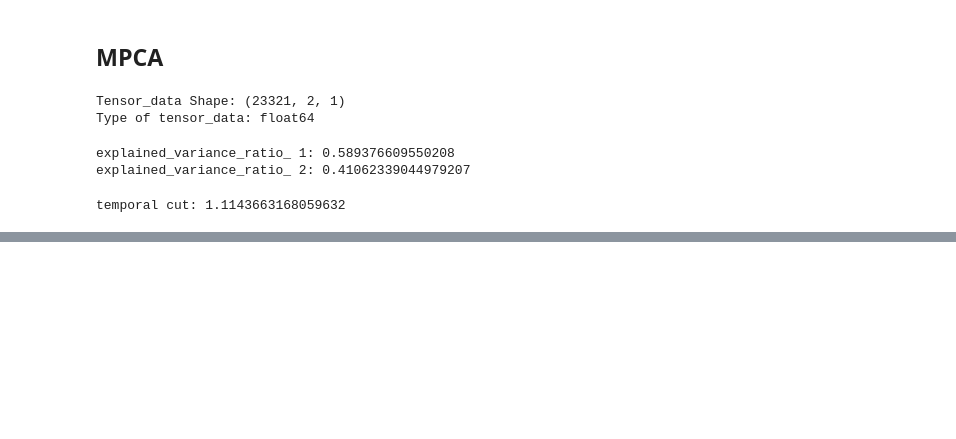
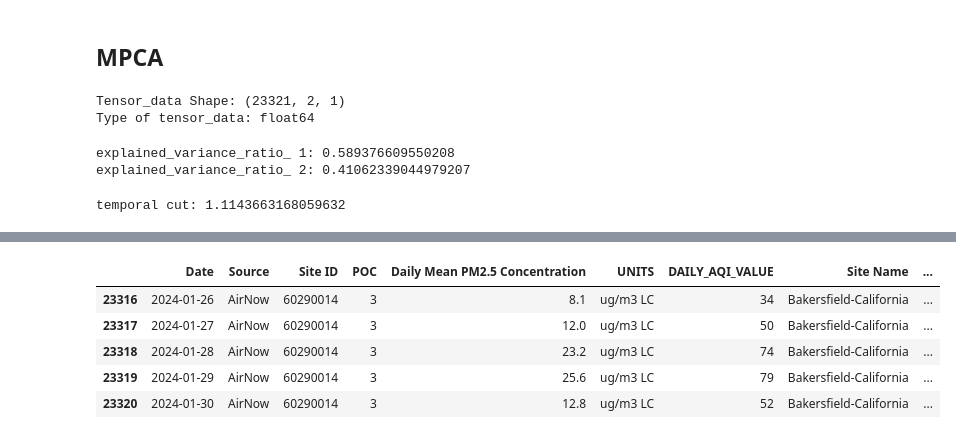
Before and after one commit to alexspf/bk_pm25_pred, a Jupyter notebook: best_cut.ipynb, the cells around one changed output, grey strips where cells are left out. Drawn from its saved outputs; the diff is of its cells as text; code cells hidden in the pictures; blank space fills up the shorter version.

```diff
--- a/best_cut.ipynb
+++ b/best_cut.ipynb
@@ -175,0 +201,24 @@ temporal cut: 1.1143663168059632
+# %%
+import pandas as pd
+from statsmodels.tsa.holtwinters import ExponentialSmoothing
+
+data = pd.read_csv("data_mod/id_3.csv")
+data['Date'] = pd.to_datetime(data['Date'])
+data_he = data[['Date', 'Daily Mean PM2.5 Concentration']].copy()
+
+data_he['Date'] = pd.to_datetime(data_he['Date'])
+data_he.set_index('Date', inplace=True)
+time_freq=("20D")
+data_he = data_he.resample(time_freq).mean()
+start_date = data_he.index[0]
+end_date = data_he.index[-1]
+idx = pd.date_range(start=start_date, end=end_date, freq=time_freq)
+data_he = data_he.reindex(idx)
+
+model = ExponentialSmoothing(data_he['Daily Mean PM2.5 Concentration'], seasonal_periods=12, trend=None, seasonal='add')
+
+model_fit = model.fit()
+
+n = 10
+forecast = model_fit.forecast(steps=n)
+print(forecast)
@@ -177,0 +248,9 @@ data_mod.to_csv('data_mod/id_data.csv', index=False)
+# %%
+data.tail()
+# %% [output]
+|  | Date | Source | Site ID | POC | Daily Mean PM2.5 Concentration | UNITS | DAILY_AQI_VALUE | Site Name | ... |
+| 23316 | 2024-01-26 | AirNow | 60290014 | 3 | 8.1 | ug/m3 LC | 34 | Bakersfield-California | ... |
+| 23317 | 2024-01-27 | AirNow | 60290014 | 3 | 12.0 | ug/m3 LC | 50 | Bakersfield-California | ... |
+| 23318 | 2024-01-28 | AirNow | 60290014 | 3 | 23.2 | ug/m3 LC | 74 | Bakersfield-California | ... |
+| 23319 | 2024-01-29 | AirNow | 60290014 | 3 | 25.6 | ug/m3 LC | 79 | Bakersfield-California | ... |
+| 23320 | 2024-01-30 | AirNow | 60290014 | 3 | 12.8 | ug/m3 LC | 52 | Bakersfield-California | ... |
```
Also changed, not shown: parts of 9 cells of this notebook, 2 other files.
